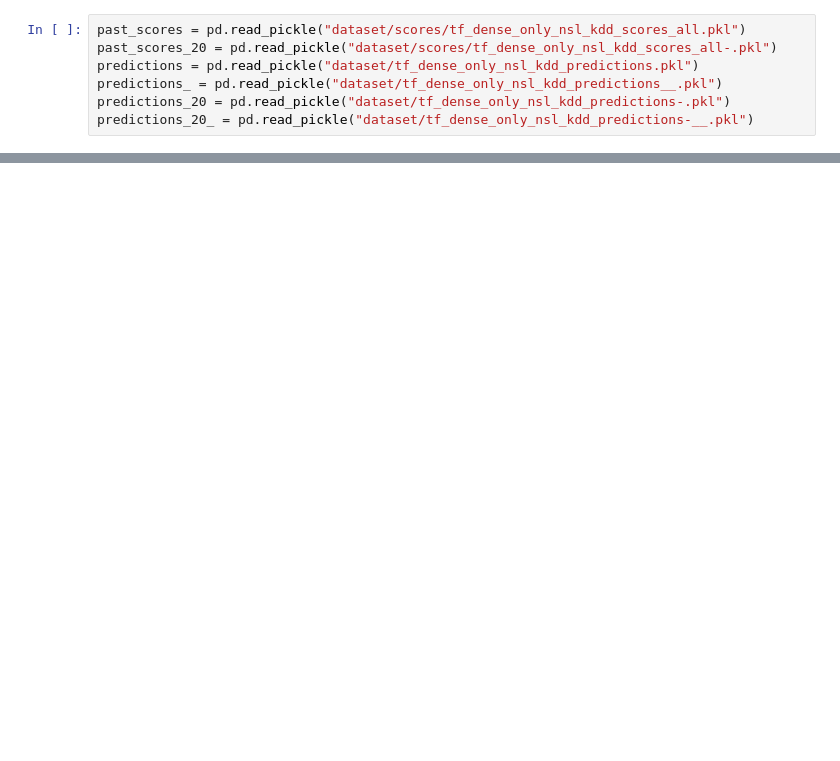
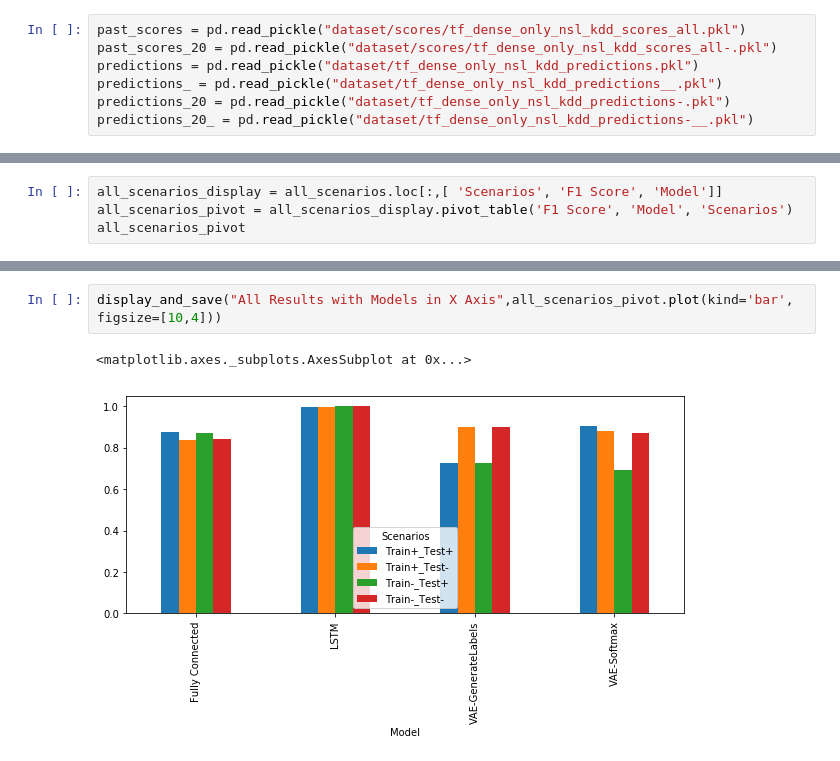
Before and after one commit to rkmalaiya/network_anomaly_detection_deep_learning, a Jupyter notebook: evaluate_scores.ipynb, the cells around one changed output, grey strips where cells are left out. Cells and saved outputs as stored; diff of their text form; blank space fills up the shorter version.

```diff
--- a/evaluate_scores.ipynb
+++ b/evaluate_scores.ipynb
@@ -191,0 +254,4 @@ KeyError: 'hidden_layers'
+# %%
+all_scenarios_display = all_scenarios.loc[:,[ 'Scenarios', 'F1 Score', 'Model']]
+all_scenarios_pivot = all_scenarios_display.pivot_table('F1 Score', 'Model', 'Scenarios')
+all_scenarios_pivot
@@ -191,0 +265,5 @@ KeyError: 'hidden_layers'
+# %%
+display_and_save("All Results with Models in X Axis",all_scenarios_pivot.plot(kind='bar', figsize=[10,4]))
+# %% [output]
+<matplotlib.axes._subplots.AxesSubplot at 0x...>
+[figure, added]
```
Also changed, not shown: parts of 19 cells of this notebook, 32 other files.
